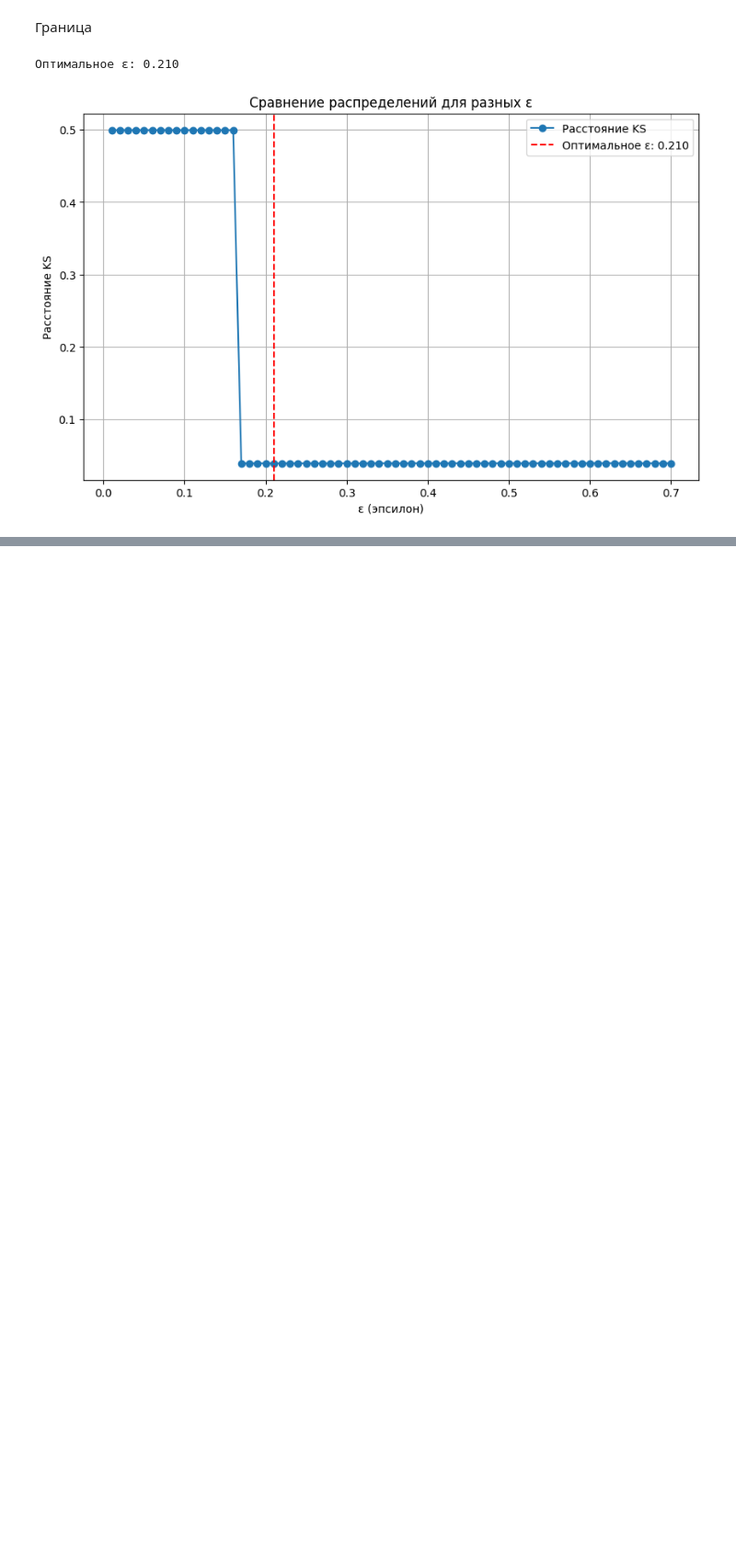
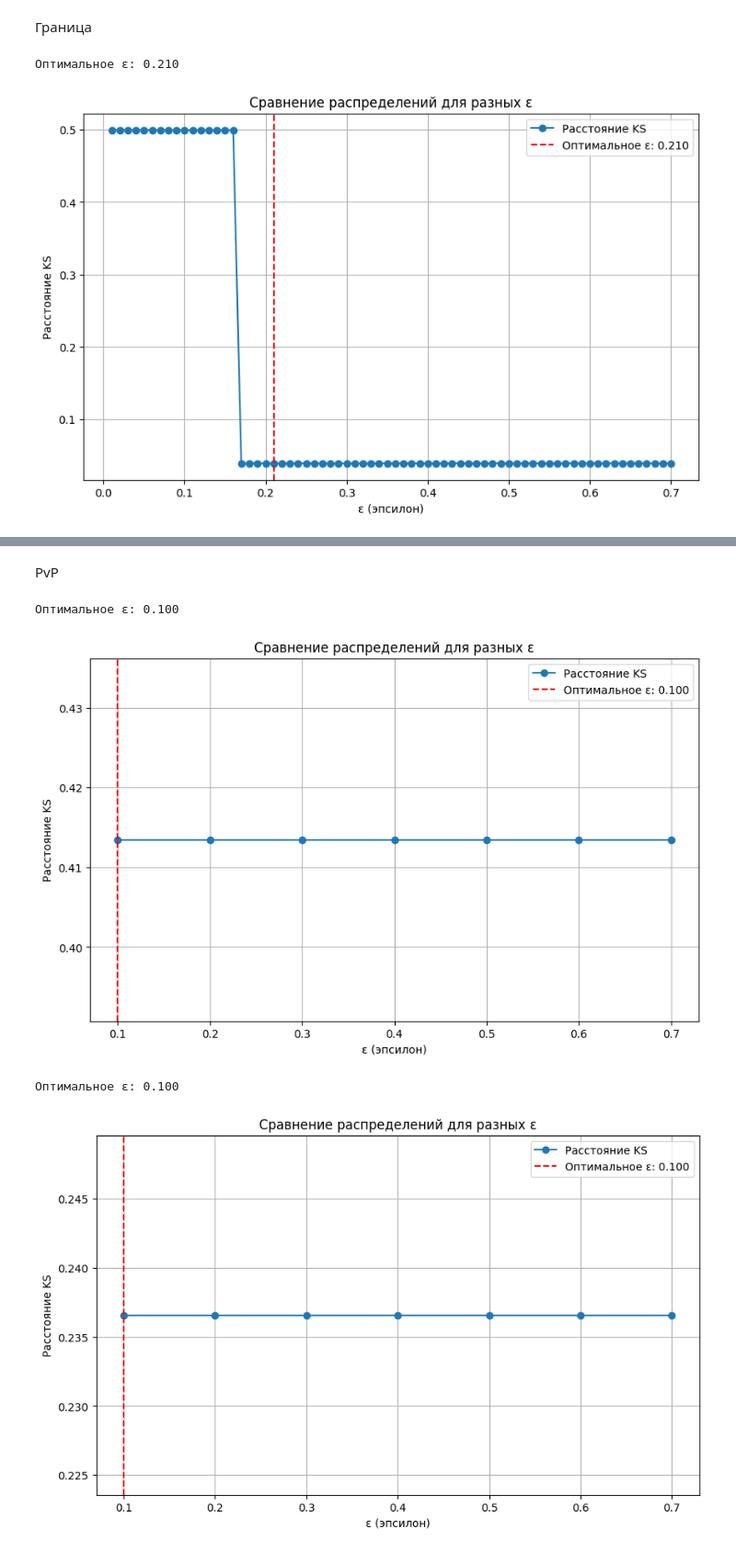
Before and after one commit to spells39/RWAnalyzer, a Jupyter notebook: src/find_opt_epsilon.ipynb, the cells around one changed output, grey strips where cells are left out. Shown at 92% size. Saved outputs shown, nothing was run; the diff lists cells and outputs as text; code cells hidden in the pictures; blank space fills up the shorter version.

Commit message:
Добавление PvP в find_opt_epsilon

```diff
--- a/src/find_opt_epsilon.ipynb
+++ b/src/find_opt_epsilon.ipynb
@@ -150,0 +140,77 @@ array([[0., 0., 0., ..., 0., 0., 0.],
+# %% [markdown]
+PvP
+# %%
+N = 16
+epsilon_vals = np.arange(0.1, 0.8, 0.1)
+qr_matrices = []
+for eps in epsilon_vals:
+    qr_matrix = np.load(f"..\\output\\eps_quarter\\pvp\\try_4\\qr\\qr_{eps:.2f}.npy")
+    qr_matrices.append(qr_matrix)
+
+pmf_epsilon = []
+for qr in qr_matrices:
+    _, prob, (_, _) = model_pvp(N, qr, num_steps=10000)
+    pmf_epsilon.append(prob)
+
+#real_qr_matrix = np.load("..\\data\\experiment_pve_center_pmf.npy")
+#_, prob_real, (_, _) = model_pvp(N, real_qr_matrix, num_steps=10000)
+#prob_real = np.load("..\\data\\experiment_pve_border_pmf.npy")
+
+
+#Сравнение с распределением Границы
+
+qr_real_matrix, probability_matrix_border, counts_border = get_prob_matrix(N, player_border_states, return_counts=True)
+_, prob_real, (_, _) = model_pvp(N, qr_real_matrix, num_steps=10000)
+
+ks_distances = []
+for prob in pmf_epsilon:
+    ks_stat, _ = ks_2samp(prob_real, prob)
+    ks_distances.append(ks_stat)
+
+# Нахождение оптимального ε
+optimal_epsilon = epsilon_vals[np.argmin(ks_distances)]
+
+print(f"Оптимальное ε: {optimal_epsilon:.3f}")
+
+# Построение графика расстояний
+plt.figure(figsize=(10, 6))
+plt.plot(epsilon_vals, ks_distances, marker='o', label='Расстояние KS')
+plt.axvline(optimal_epsilon, color='red', linestyle='--', label=f'Оптимальное ε: {optimal_epsilon:.3f}')
+plt.xlabel('ε (эпсилон)')
+plt.ylabel('Расстояние KS')
+plt.title('Сравнение распределений для разных ε')
+plt.legend()
+plt.grid()
+plt.show()
+
+
+#Сравнение с распределением центра
+
+qr_real_matrix, probability_matrix_center, counts_center = get_prob_matrix(N, player_center_states, return_counts=True)
+_, prob_real, (_, _) = model_pvp(N, qr_real_matrix, num_steps=10000)
+
+ks_distances = []
+for prob in pmf_epsilon:
+    ks_stat, _ = ks_2samp(prob_real, prob)
+    ks_distances.append(ks_stat)
+
+# Нахождение оптимального ε
+optimal_epsilon = epsilon_vals[np.argmin(ks_distances)]
+
+print(f"Оптимальное ε: {optimal_epsilon:.3f}")
+
+# Построение графика расстояний
+plt.figure(figsize=(10, 6))
+plt.plot(epsilon_vals, ks_distances, marker='o', label='Расстояние KS')
+plt.axvline(optimal_epsilon, color='red', linestyle='--', label=f'Оптимальное ε: {optimal_epsilon:.3f}')
+plt.xlabel('ε (эпсилон)')
+plt.ylabel('Расстояние KS')
+plt.title('Сравнение распределений для разных ε')
+plt.legend()
+plt.grid()
+plt.show()
+# %% [output]
+Оптимальное ε: 0.100
+[figure, added]
+Оптимальное ε: 0.100
+[figure, added]
```
Also changed, not shown: parts of 1 cell of this notebook, 1 other file.
